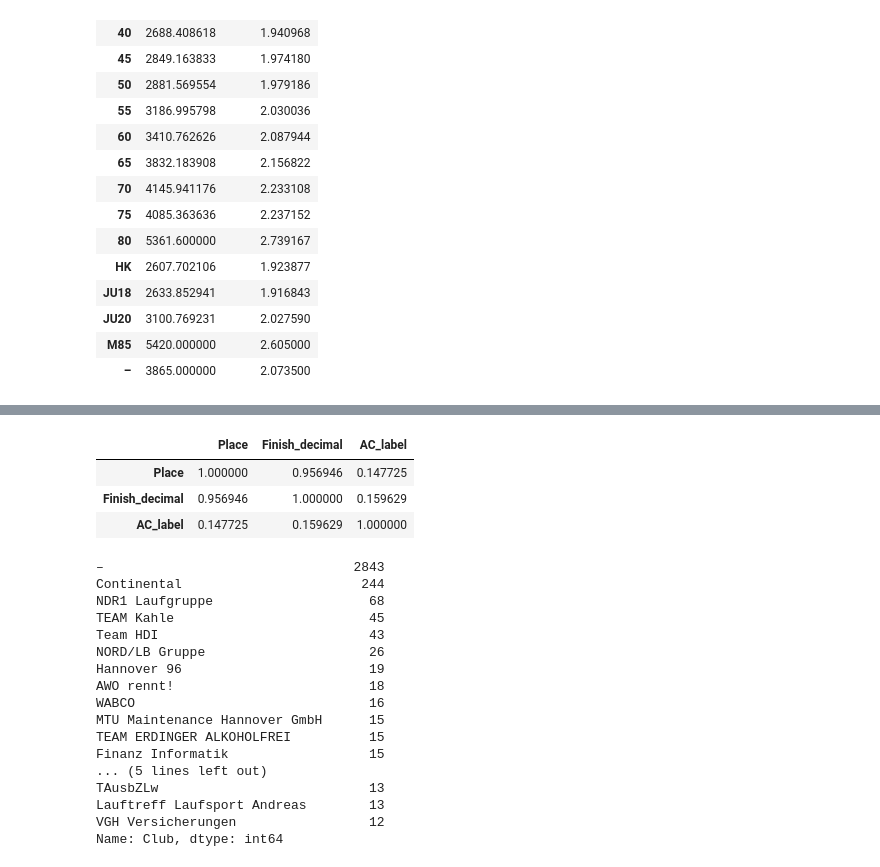
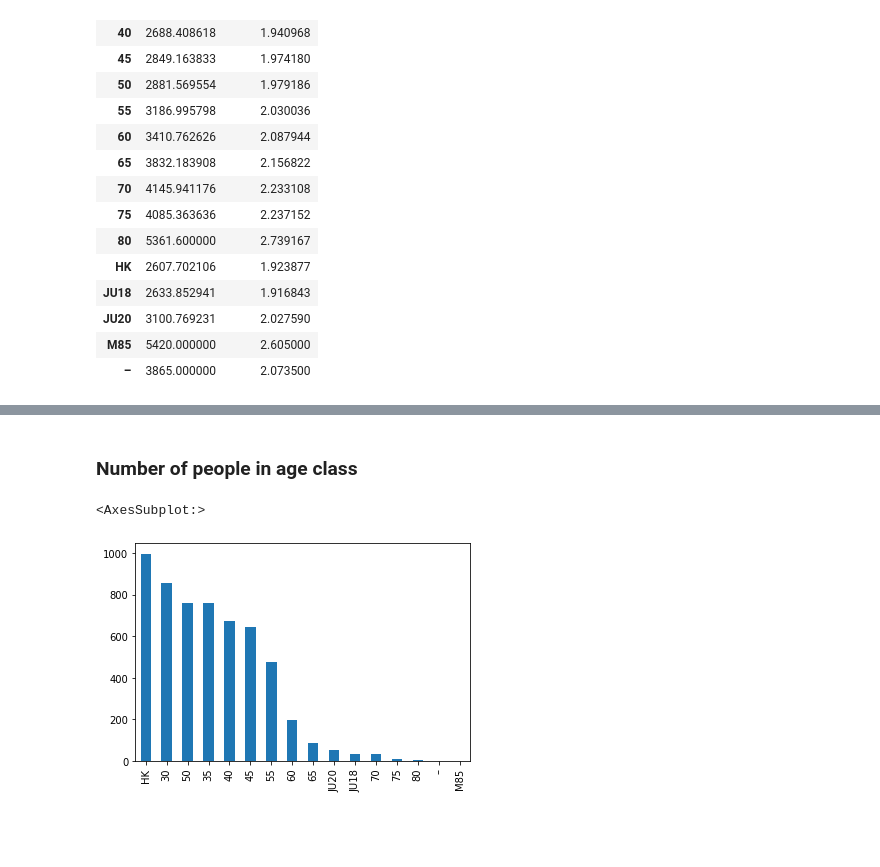
Before and after one commit to campfireman/haj-analysis, a Jupyter notebook: src/analysis.ipynb, the cells around one changed output, grey strips where cells are left out. Cells and saved outputs as stored; diff of their text form; code cells hidden in the pictures; blank space fills up the shorter version.

```diff
--- a/src/analysis.ipynb
+++ b/src/analysis.ipynb
@@ -69,47 +103,7 @@ histogram(main_age_class['Finish_decimal'], 'Distribution of finishing times of
-# %%
-data['AC'] = data['AC'].map(lambda x: x.strip())
-data['AC_label'] = data['AC']
-data['AC_label'] = data.AC.replace({
-    '–': -1,
-    'JU18': 0,
-    'JU20': 1,
-    'HK': 2,
-    '30': 3,
-    '35': 4,
-    '40': 5,
-    '45': 6,
-    '50': 7,
-    '55': 8,
-    '60': 9,
-    '65': 10,
-    '70': 11,
-    '75': 12,
-    '80': 13,
-    'M85': 14,
-})
-data.corr()
-# %% [output]
-|  | Place | Finish_decimal | AC_label |
-| Place | 1.000000 | 0.956946 | 0.147725 |
-| Finish_decimal | 0.956946 | 1.000000 | 0.159629 |
-| AC_label | 0.147725 | 0.159629 | 1.000000 |
-# %%
-data['Club'].value_counts().head(20)
-# %% [output]
-–                                2843
-Continental                       244
-NDR1 Laufgruppe                    68
-TEAM Kahle                         45
-Team HDI                           43
-NORD/LB Gruppe                     26
-Hannover 96                        19
-AWO rennt!                         18
-WABCO                              16
-MTU Maintenance Hannover GmbH      15
-TEAM ERDINGER ALKOHOLFREI          15
-Finanz Informatik                  15
-... (5 lines left out)
-TAusbZLw                           13
-Lauftreff Laufsport Andreas        13
-VGH Versicherungen                 12
-Name: Club, dtype: int64
+# %% [markdown]
+### Number of people in age class
+# %%
+data_m['AC'].value_counts().plot.bar()
+# %% [output]
+<AxesSubplot:>
+[figure, added]
```
Also changed, not shown: parts of 17 cells of this notebook.
